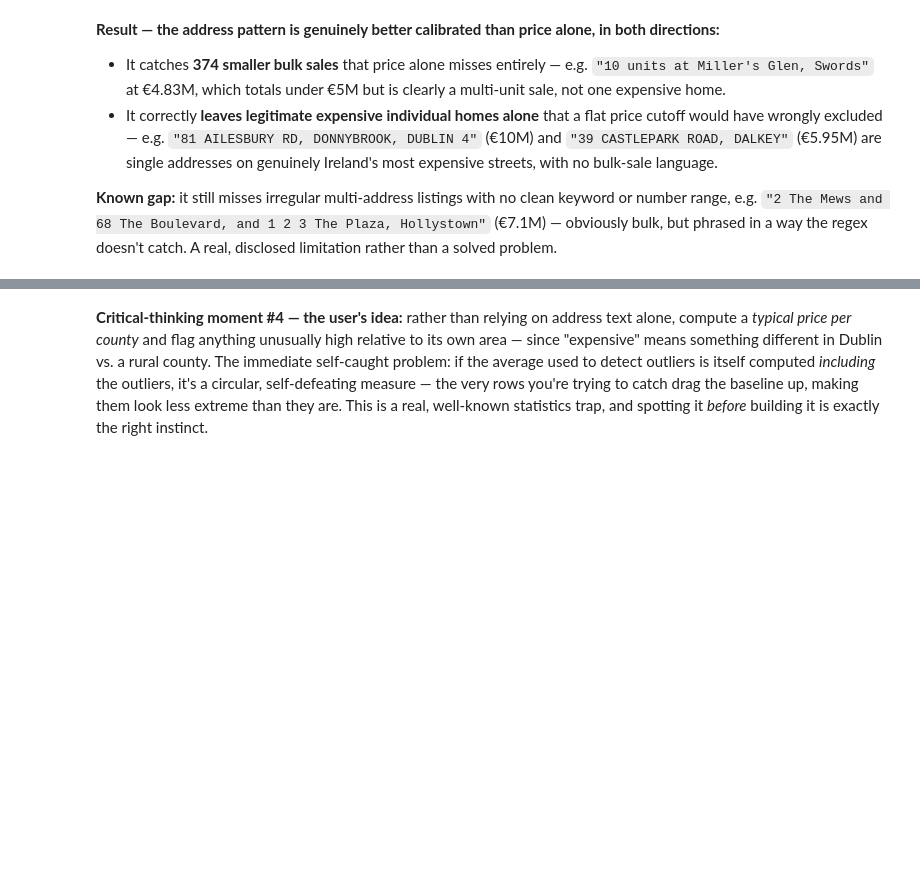
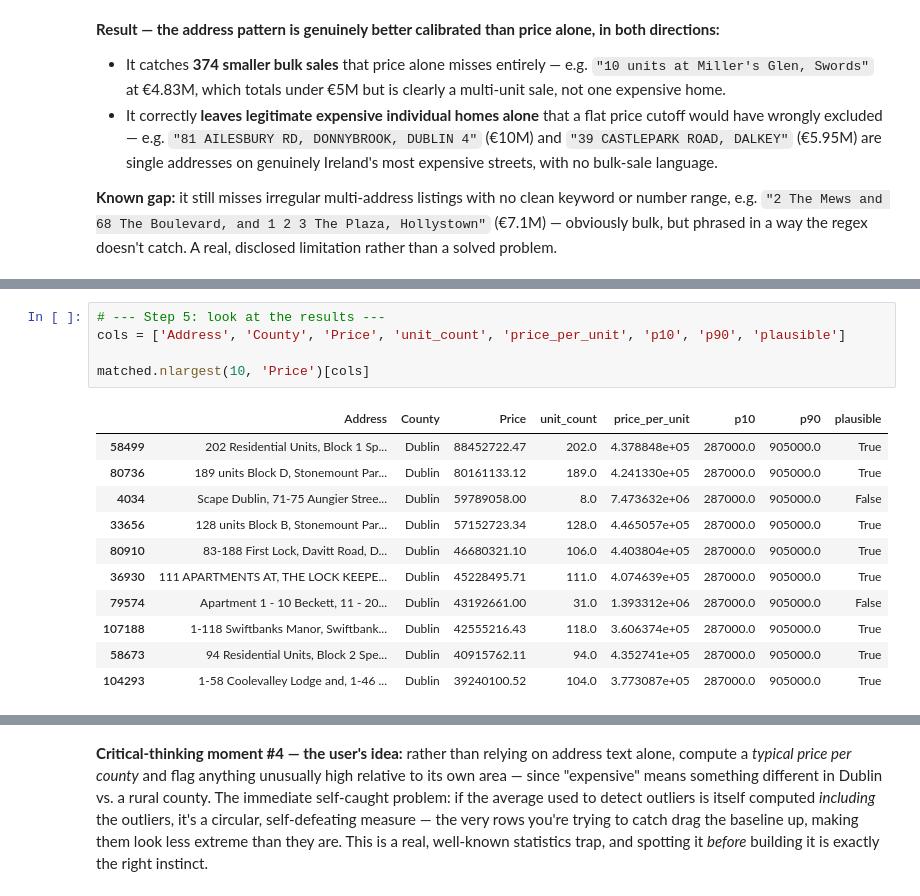
Before and after one commit to WhiteHorse101/Irish-Housing-Market-Project, a Jupyter notebook: notebooks/EDA.ipynb, the cells around one changed output, grey strips where cells are left out. Drawn from its saved outputs; the diff is of its cells as text; blank space fills up the shorter version.

```diff
--- a/notebooks/EDA.ipynb
+++ b/notebooks/EDA.ipynb
@@ -225,0 +318,17 @@ Overlap (both flags): 164
+# %%
+# --- Step 5: look at the results ---
+cols = ['Address', 'County', 'Price', 'unit_count', 'price_per_unit', 'p10', 'p90', 'plausible']
+
+matched.nlargest(10, 'Price')[cols]
+# %% [output]
+|  | Address | County | Price | unit_count | price_per_unit | p10 | p90 | plausible |
+| 58499 | 202 Residential Units, Block 1 Sp... | Dublin | 88452722.47 | 202.0 | 4.378848e+05 | 287000.0 | 905000.0 | True |
+| 80736 | 189 units Block D, Stonemount Par... | Dublin | 80161133.12 | 189.0 | 4.241330e+05 | 287000.0 | 905000.0 | True |
+| 4034 | Scape Dublin, 71-75 Aungier Stree... | Dublin | 59789058.00 | 8.0 | 7.473632e+06 | 287000.0 | 905000.0 | False |
+| 33656 | 128 units Block B, Stonemount Par... | Dublin | 57152723.34 | 128.0 | 4.465057e+05 | 287000.0 | 905000.0 | True |
+| 80910 | 83-188 First Lock, Davitt Road, D... | Dublin | 46680321.10 | 106.0 | 4.403804e+05 | 287000.0 | 905000.0 | True |
+| 36930 | 111 APARTMENTS AT, THE LOCK KEEPE... | Dublin | 45228495.71 | 111.0 | 4.074639e+05 | 287000.0 | 905000.0 | True |
+| 79574 | Apartment 1 - 10 Beckett, 11 - 20... | Dublin | 43192661.00 | 31.0 | 1.393312e+06 | 287000.0 | 905000.0 | False |
+| 107188 | 1-118 Swiftbanks Manor, Swiftbank... | Dublin | 42555216.43 | 118.0 | 3.606374e+05 | 287000.0 | 905000.0 | True |
+| 58673 | 94 Residential Units, Block 2 Spe... | Dublin | 40915762.11 | 94.0 | 4.352741e+05 | 287000.0 | 905000.0 | True |
+| 104293 | 1-58 Coolevalley Lodge and, 1-46 ... | Dublin | 39240100.52 | 104.0 | 3.773087e+05 | 287000.0 | 905000.0 | True |
```
Also changed, not shown: parts of 18 cells of this notebook, 2 other files.
